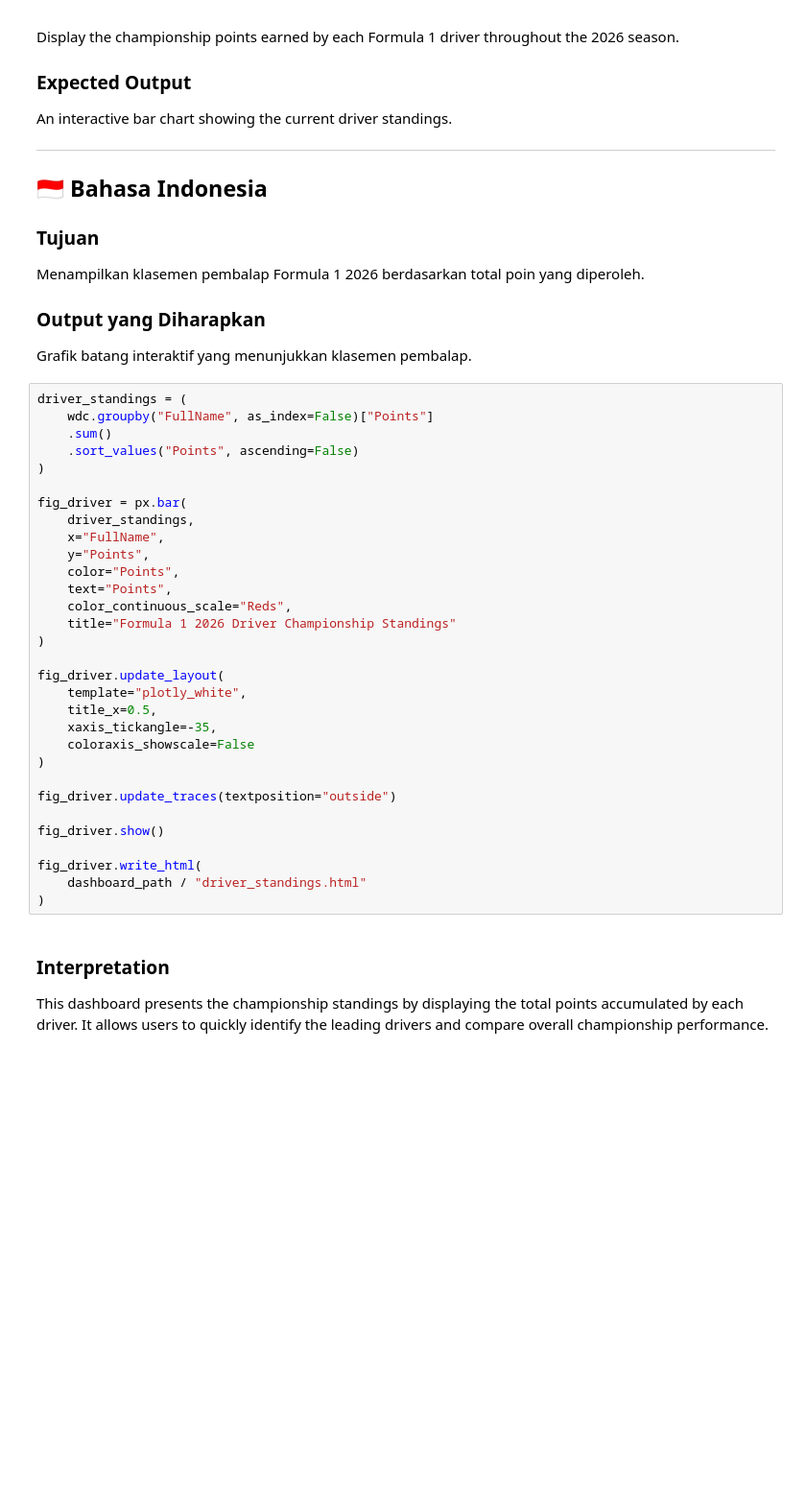
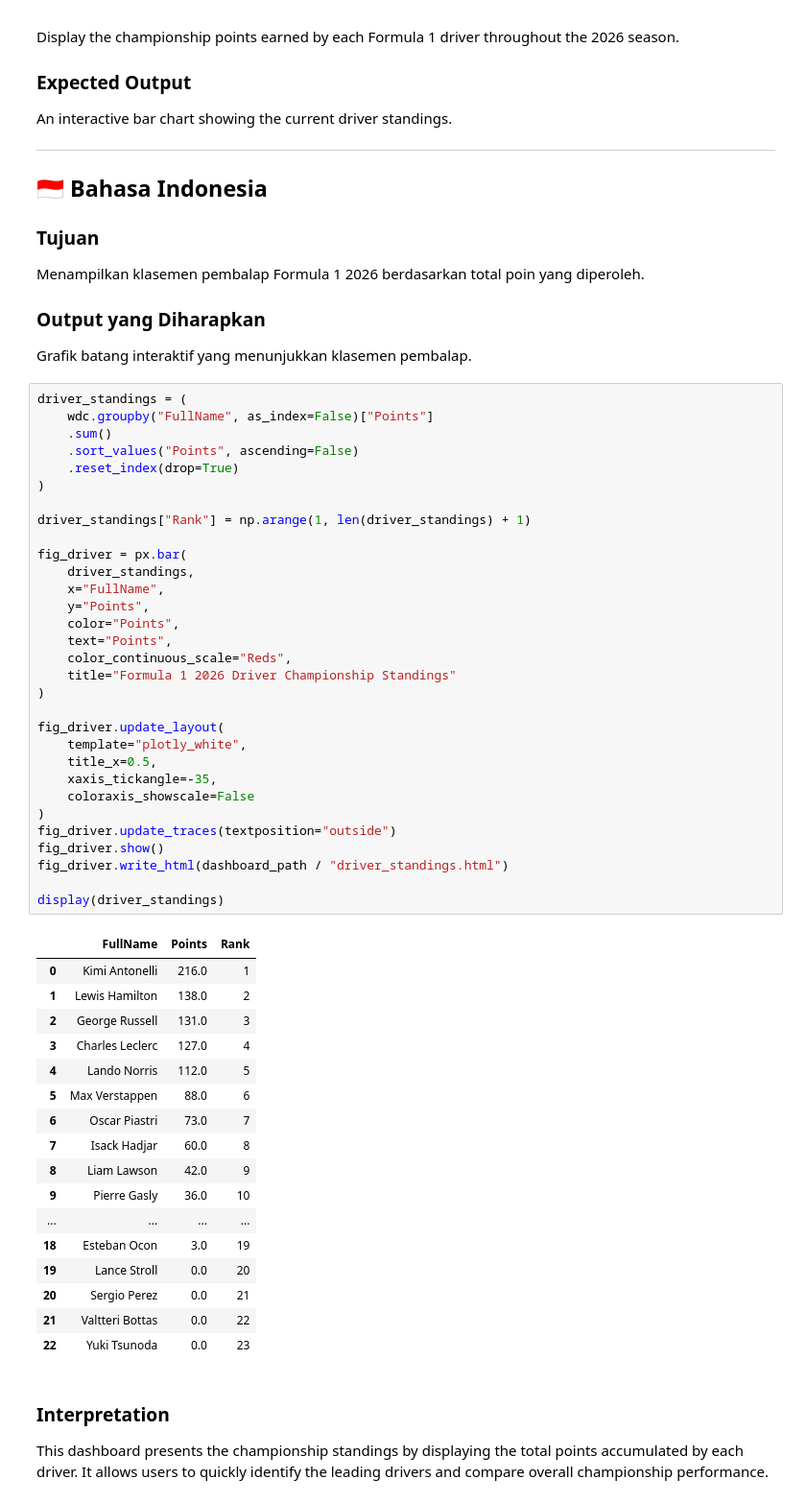
Before and after one commit to reginasnp/F1-WDC-2026-Dashboard, a Jupyter notebook: notebook/06_dashboard.ipynb, the cells around one changed output. Shown at 96% size. Drawn from its saved outputs; the diff is of its cells as text; blank space fills up the shorter version.

Commit message:
Update F1 WDC 2026 analysis dashboard and prediction

```diff
--- a/notebook/06_dashboard.ipynb
+++ b/notebook/06_dashboard.ipynb
@@ -289,34 +302,52 @@ Grafik batang interaktif yang menunjukkan klasemen pembalap.
 # %%
 driver_standings = (
     wdc.groupby("FullName", as_index=False)["Points"]
     .sum()
     .sort_values("Points", ascending=False)
+    .reset_index(drop=True)
 )
+
+driver_standings["Rank"] = np.arange(1, len(driver_standings) + 1)
 
 fig_driver = px.bar(
     driver_standings,
     x="FullName",
     y="Points",
     color="Points",
     text="Points",
     color_continuous_scale="Reds",
     title="Formula 1 2026 Driver Championship Standings"
 )
 
 fig_driver.update_layout(
     template="plotly_white",
     title_x=0.5,
     xaxis_tickangle=-35,
     coloraxis_showscale=False
 )
+fig_driver.update_traces(textposition="outside")
+fig_driver.show()
+fig_driver.write_html(dashboard_path / "driver_standings.html")
 
-fig_driver.update_traces(textposition="outside")
-
-fig_driver.show()
-
-fig_driver.write_html(
-    dashboard_path / "driver_standings.html"
-)
+display(driver_standings)
+# %% [output]
+|  | FullName | Points | Rank |
+| 0 | Kimi Antonelli | 216.0 | 1 |
+| 1 | Lewis Hamilton | 138.0 | 2 |
+| 2 | George Russell | 131.0 | 3 |
+| 3 | Charles Leclerc | 127.0 | 4 |
+| 4 | Lando Norris | 112.0 | 5 |
+| 5 | Max Verstappen | 88.0 | 6 |
+| 6 | Oscar Piastri | 73.0 | 7 |
+| 7 | Isack Hadjar | 60.0 | 8 |
+| 8 | Liam Lawson | 42.0 | 9 |
+| 9 | Pierre Gasly | 36.0 | 10 |
+| ... | ... | ... | ... |
+| 18 | Esteban Ocon | 3.0 | 19 |
+| 19 | Lance Stroll | 0.0 | 20 |
+| 20 | Sergio Perez | 0.0 | 21 |
+| 21 | Valtteri Bottas | 0.0 | 22 |
+| 22 | Yuki Tsunoda | 0.0 | 23 |
 # %% [markdown]
 ### Interpretation
 
```
Also changed, not shown: parts of 9 cells of this notebook, 22 other files.
